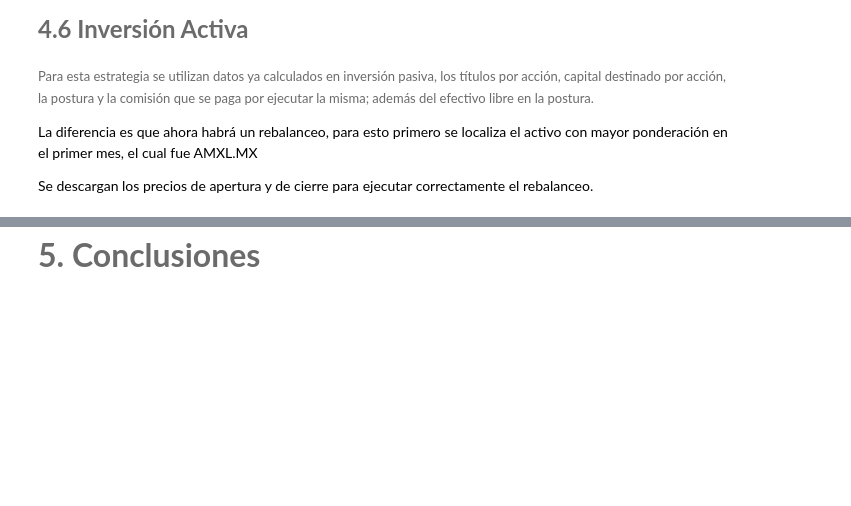
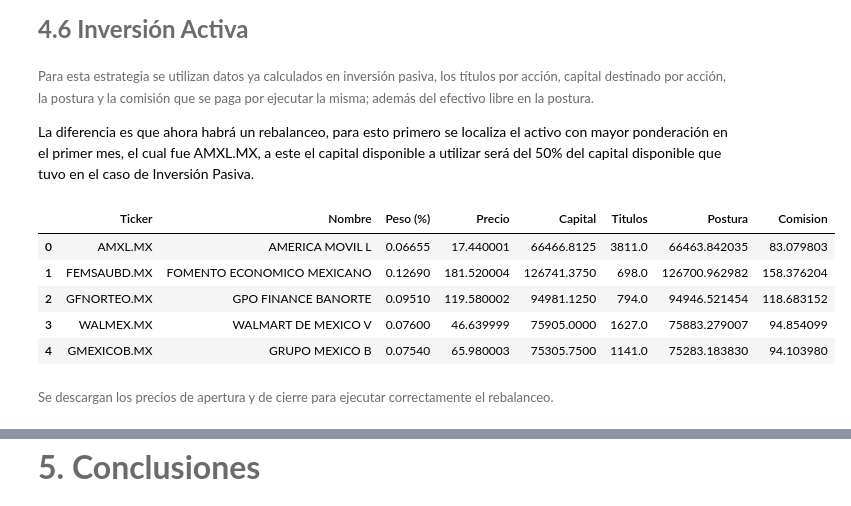
Before and after one commit to lizette98/myst_if708857_lab1, a Jupyter notebook: notebook.ipynb, the cells around one changed output, grey strips where cells are left out. Drawn from its saved outputs; the diff is of its cells as text; code cells hidden in the pictures; blank space fills up the shorter version.

```diff
--- a/notebook.ipynb
+++ b/notebook.ipynb
@@ -171,6 +176,15 @@ fig.show()
 # %% [markdown]
 <font color= #6B6B6B> <font size = 2>Para esta estrategia se utilizan datos ya calculados en inversión pasiva, los títulos por acción, capital destinado por acción, la postura y la comisión que se paga por ejecutar la misma; además del efectivo libre en la postura.
 
-La diferencia es que ahora habrá un rebalanceo, para esto primero se localiza el activo con mayor ponderación en el primer mes, el cual fue AMXL.MX
-
-Se descargan los precios de apertura y de cierre para ejecutar correctamente el rebalanceo.</font>
+La diferencia es que ahora habrá un rebalanceo, para esto primero se localiza el activo con mayor ponderación en el primer mes, el cual fue AMXL.MX, a este el capital disponible a utilizar será del 50% del capital disponible que tuvo en el caso de Inversión Pasiva.</font>
+# %%
+df_activa.head()
+# %% [output]
+|  | Ticker | Nombre | Peso (%) | Precio | Capital | Titulos | Postura | Comision |
+| 0 | AMXL.MX | AMERICA MOVIL L | 0.06655 | 17.440001 | 66466.8125 | 3811.0 | 66463.842035 | 83.079803 |
+| 1 | FEMSAUBD.MX | FOMENTO ECONOMICO MEXICANO | 0.12690 | 181.520004 | 126741.3750 | 698.0 | 126700.962982 | 158.376204 |
+| 2 | GFNORTEO.MX | GPO FINANCE BANORTE | 0.09510 | 119.580002 | 94981.1250 | 794.0 | 94946.521454 | 118.683152 |
+| 3 | WALMEX.MX | WALMART DE MEXICO V | 0.07600 | 46.639999 | 75905.0000 | 1627.0 | 75883.279007 | 94.854099 |
+| 4 | GMEXICOB.MX | GRUPO MEXICO B | 0.07540 | 65.980003 | 75305.7500 | 1141.0 | 75283.183830 | 94.103980 |
+# %% [markdown]
+<font color= #6B6B6B> <font size = 2>Se descargan los precios de apertura y de cierre para ejecutar correctamente el rebalanceo.</font>
```
Also changed, not shown: parts of 5 cells of this notebook.
